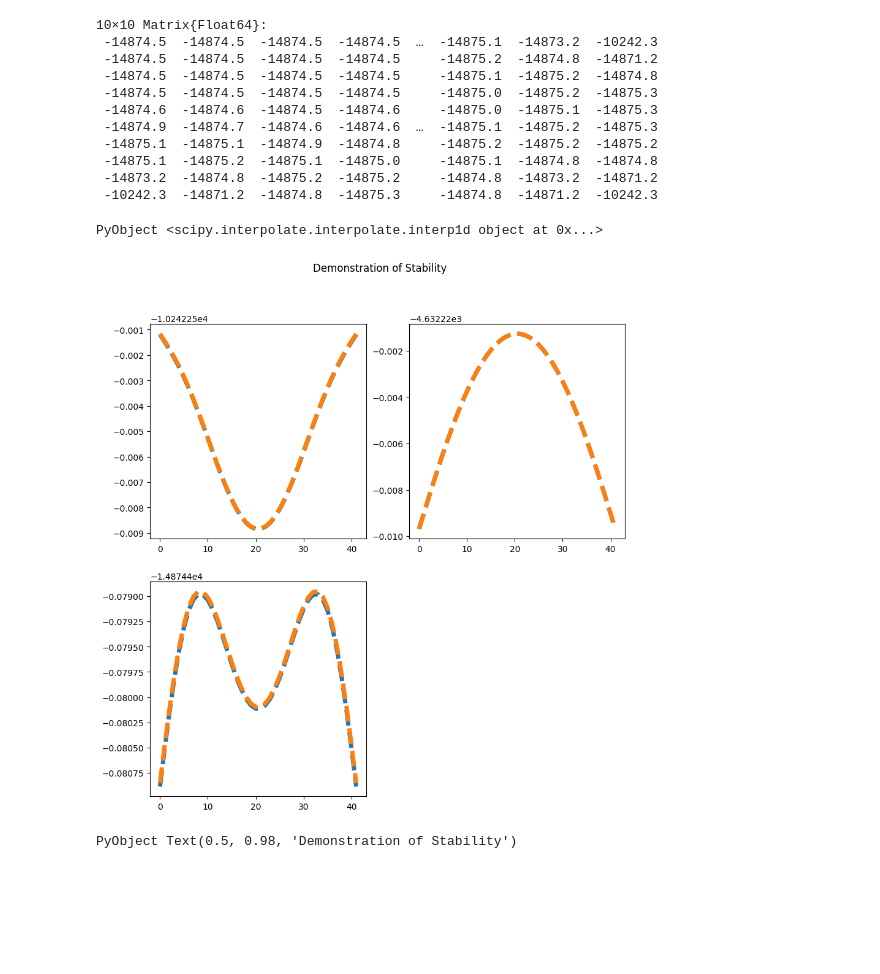
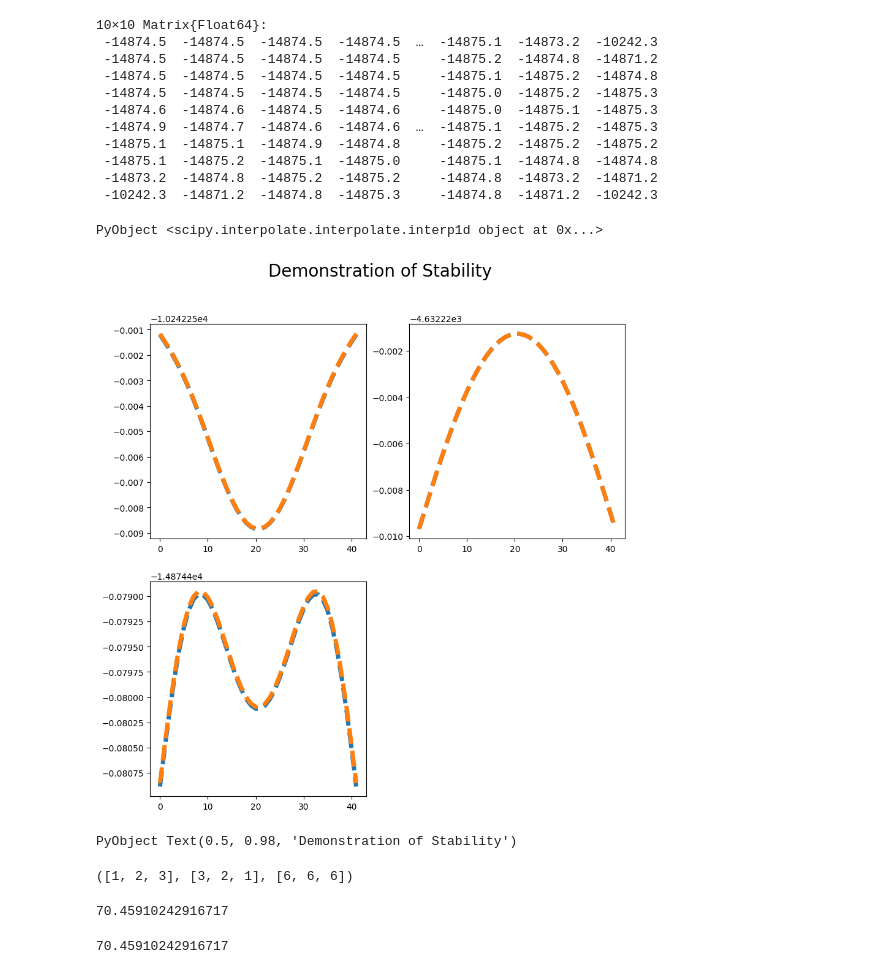
Before and after one commit to AliGhorashiCMT/Plasmons_Paper, a Jupyter notebook: Moire_Figs/Moire13_with_Alkali/Sodium/optimize_Na_position/Analyze.ipynb, the cells around one changed output. Saved outputs shown, nothing was run; the diff lists cells and outputs as text; code cells hidden in the pictures; blank space fills up the shorter version.

```diff
--- a/Moire_Figs/Moire13_with_Alkali/Sodium/optimize_Na_position/Analyze.ipynb
+++ b/Moire_Figs/Moire13_with_Alkali/Sodium/optimize_Na_position/Analyze.ipynb
@@ -236,24 +320,0 @@ y3_y = Energies[1, x];
-# %%
-f1 = interpol.interp1d(x, y1_x)
-g1 = interpol.interp1d(x, y1_y)
-f2 = interpol.interp1d(x, y2_x)
-g2 = interpol.interp1d(x, y2_y)
-f3 = interpol.interp1d(x, y3_x)
-g3 = interpol.interp1d(x, y3_y)
-# %% [output]
-PyObject <scipy.interpolate.interpolate.interp1d object at 0x...>
-# %%
-figure(figsize=(10, 10))
-subplot(2, 2, 1)
-plot(smooth(f3(xprime)), linestyle="dashed", linewidth=5)
-plot(smooth(g3(xprime)), linestyle="dashed", linewidth=5)
-subplot(2, 2, 2)
-plot(smooth(f2(xprime)), linestyle="dashed", linewidth=5)
-plot(smooth(g2(xprime)), linestyle="dashed", linewidth=5)
-subplot(2, 2, 3)
-plot(smooth(f1(xprime)), linestyle="dashed", linewidth=5)
-plot(smooth(g1(xprime)), linestyle="dashed", linewidth=5)
-suptitle("Demonstration of Stability")
-# %% [output]
-[figure, removed]
-PyObject Text(0.5, 0.98, 'Demonstration of Stability')
@@ -259,0 +331,36 @@ PyObject Text(0.5, 0.98, 'Demonstration of Stability')
+# %%
+f1 = interpol.interp1d(x, y1_x)
+g1 = interpol.interp1d(x, y1_y)
+f2 = interpol.interp1d(x, y2_x)
+g2 = interpol.interp1d(x, y2_y)
+f3 = interpol.interp1d(x, y3_x)
+g3 = interpol.interp1d(x, y3_y)
+# %% [output]
+PyObject <scipy.interpolate.interpolate.interp1d object at 0x...>
+# %%
+figure(figsize=(10, 10))
+subplot(2, 2, 1)
+plot(smooth(f3(xprime)), linestyle="dashed", linewidth=5)
+plot(smooth(g3(xprime)), linestyle="dashed", linewidth=5)
+subplot(2, 2, 2)
+plot(smooth(f2(xprime)), linestyle="dashed", linewidth=5)
+plot(smooth(g2(xprime)), linestyle="dashed", linewidth=5)
+subplot(2, 2, 3)
+plot(smooth(f1(xprime)), linestyle="dashed", linewidth=5)
+plot(smooth(g1(xprime)), linestyle="dashed", linewidth=5)
+suptitle("Demonstration of Stability", fontsize=20)
+# %% [output]
+[figure, added]
+PyObject Text(0.5, 0.98, 'Demonstration of Stability')
+# %%
+a, b, c = ([1, 2, 3], [3, 2,1 ], [6, 6, 6])
+# %% [output]
+([1, 2, 3], [3, 2, 1], [6, 6, 6])
+# %%
+unit_cell_area([v1, v2, v3])
+# %% [output]
+70.45910242916717
+# %%
+(2*pi)^2/brillouin_zone_area([v1, v2, v3])
+# %% [output]
+70.45910242916717
```
Also changed, not shown: parts of 15 cells of this notebook.
